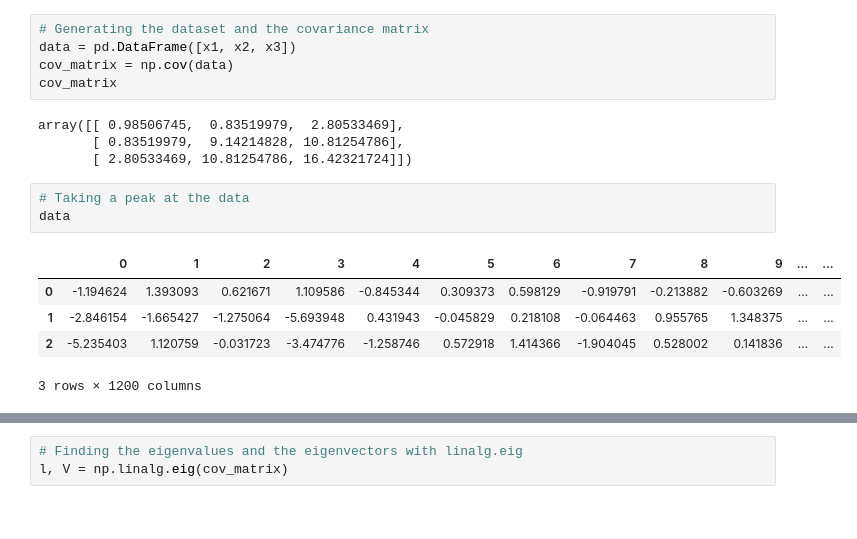
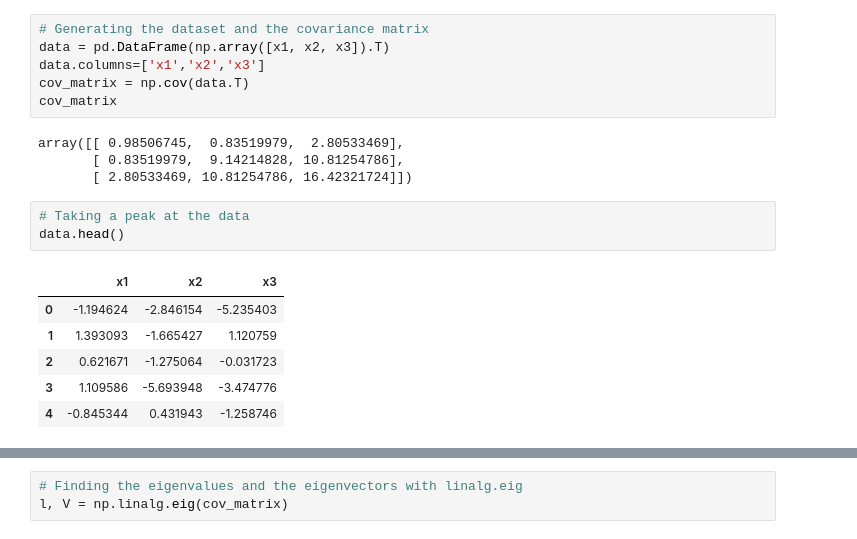
Before and after one commit to tommasoamico/LaboratoryOfComputationalPhysics_Y4, a Jupyter notebook: 07ex_LinearAlgebra.ipynb, the cells around one changed output, grey strips where cells are left out. Cells and saved outputs as stored; diff of their text form.

```diff
--- a/07ex_LinearAlgebra.ipynb
+++ b/07ex_LinearAlgebra.ipynb
@@ -26,8 +26,9 @@ x2 = x1 + np.random.normal(loc=0, scale=3, size=size)
 x3 = 2*x1 + x2
 # %%
 # Generating the dataset and the covariance matrix
-data = pd.DataFrame([x1, x2, x3])
-cov_matrix = np.cov(data)
+data = pd.DataFrame(np.array([x1, x2, x3]).T)
+data.columns=['x1','x2','x3']
+cov_matrix = np.cov(data.T)
 cov_matrix
 # %% [output]
 array([[ 0.98506745,  0.83519979,  2.80533469],
@@ -35,12 +36,13 @@ array([[ 0.98506745,  0.83519979,  2.80533469],
        [ 2.80533469, 10.81254786, 16.42321724]])
 # %%
 # Taking a peak at the data
-data
+data.head()
 # %% [output]
-|  | 0 | 1 | 2 | 3 | 4 | 5 | 6 | 7 | 8 | 9 | ... | ... |
-| 0 | -1.194624 | 1.393093 | 0.621671 | 1.109586 | -0.845344 | 0.309373 | 0.598129 | -0.919791 | -0.213882 | -0.603269 | ... | ... |
-| 1 | -2.846154 | -1.665427 | -1.275064 | -5.693948 | 0.431943 | -0.045829 | 0.218108 | -0.064463 | 0.955765 | 1.348375 | ... | ... |
-| 2 | -5.235403 | 1.120759 | -0.031723 | -3.474776 | -1.258746 | 0.572918 | 1.414366 | -1.904045 | 0.528002 | 0.141836 | ... | ... |
+|  | x1 | x2 | x3 |
+| 0 | -1.194624 | -2.846154 | -5.235403 |
+| 1 | 1.393093 | -1.665427 | 1.120759 |
+| 2 | 0.621671 | -1.275064 | -0.031723 |
+| 3 | 1.109586 | -5.693948 | -3.474776 |
+| 4 | -0.845344 | 0.431943 | -1.258746 |
-3 rows × 1200 columns
 # %%
 # Checking the covariance matrix with the definition
```
Also changed, not shown: parts of 30 cells of this notebook.
